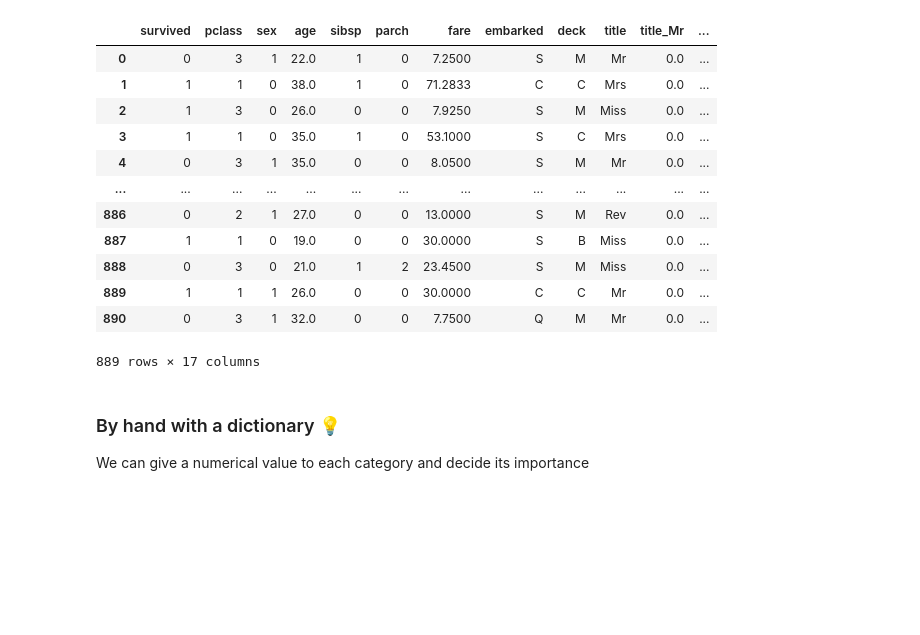
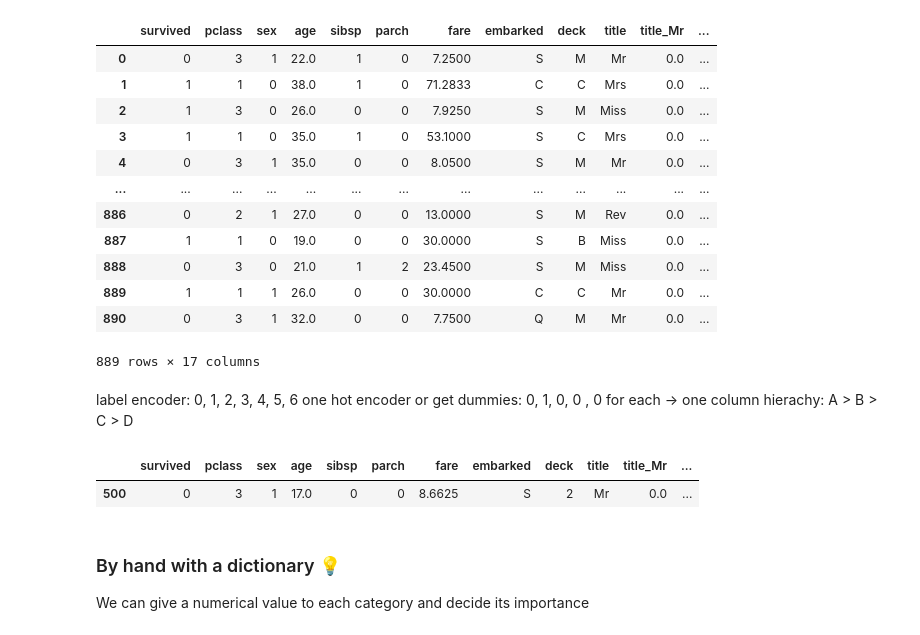
Before and after one commit to VeniceHartwell/lectures, a Jupyter notebook: week-7/03-Feature_engineering.ipynb, the cells around one changed output. Saved outputs shown, nothing was run; the diff lists cells and outputs as text; code cells hidden in the pictures; blank space fills up the shorter version.

```diff
--- a/week-7/03-Feature_engineering.ipynb
+++ b/week-7/03-Feature_engineering.ipynb
@@ -551,6 +551,8 @@ title = onehotencoder.fit_transform(data["title"].values.reshape(-1,1)).toarray(
 # reshape and access values
 # otherwise it gives me an error
 # into an array
+# %%
+labels_2 = list(data.embarked.unique())
 # %%
 title
 # %% [output]
@@ -590,3 +588,16 @@ hierachy: A > B > C > D
+# %% [markdown]
+label encoder: 0, 1, 2, 3, 4, 5, 6
+one hot encoder or get dummies: 0, 1, 0, 0 , 0 for each -> one column
+hierachy: A > B > C > D
+# %%
+# Same process for embarking
+embarked = onehotencoder.fit_transform(data["embarked"].values.reshape(-1,1)).toarray()
+data[labels_2] = pd.DataFrame(embarked, index=data.index)
+data.drop("embarked", axis=1, inplace=True)
+data.sample()
+# %% [output]
+|  | survived | pclass | sex | age | sibsp | parch | fare | embarked | deck | title | title_Mr | ... |
+| 500 | 0 | 3 | 1 | 17.0 | 0 | 0 | 8.6625 | S | 2 | Mr | 0.0 | ... |
 # %% [markdown]
 ### By hand with a dictionary 💡
 We can give a numerical value to each category and decide its importance
```
Also changed, not shown: parts of 2 cells of this notebook.
